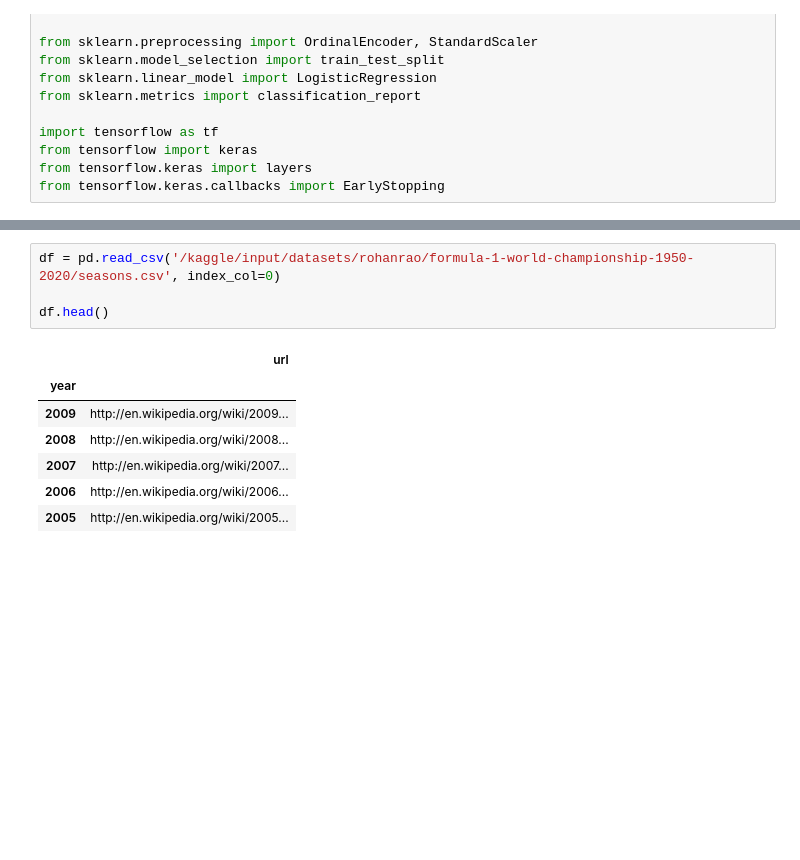
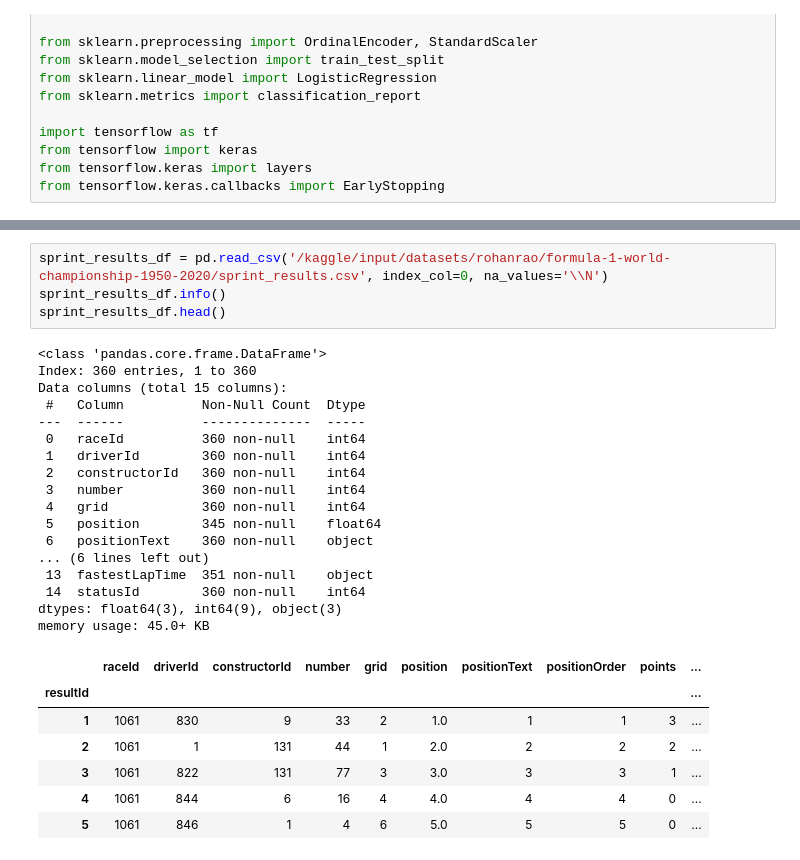
Before and after one commit to youssefyouki/team_12-acl-project-F1-predictoion, a Jupyter notebook: f1-prediction.ipynb, the cells around one changed output, grey strips where cells are left out. Cells and saved outputs as stored; diff of their text form; blank space fills up the shorter version.

```diff
--- a/f1-prediction.ipynb
+++ b/f1-prediction.ipynb
@@ -161,13 +321,30 @@ df.head()
 # %%
-df = pd.read_csv('/kaggle/input/datasets/rohanrao/formula-1-world-championship-1950-2020/seasons.csv', index_col=0)
-
-df.head()
+sprint_results_df = pd.read_csv('/kaggle/input/datasets/rohanrao/formula-1-world-championship-1950-2020/sprint_results.csv', index_col=0, na_values='\\N')
+sprint_results_df.info()
+sprint_results_df.head()
 # %% [output]
+<class 'pandas.core.frame.DataFrame'>
+Index: 360 entries, 1 to 360
+Data columns (total 15 columns):
+ #   Column          Non-Null Count  Dtype
+---  ------          --------------  -----
+ 0   raceId          360 non-null    int64
+ 1   driverId        360 non-null    int64
+ 2   constructorId   360 non-null    int64
+ 3   number          360 non-null    int64
+ 4   grid            360 non-null    int64
+ 5   position        345 non-null    float64
+ 6   positionText    360 non-null    object
+... (6 lines left out)
+ 13  fastestLapTime  351 non-null    object
+ 14  statusId        360 non-null    int64
+dtypes: float64(3), int64(9), object(3)
+memory usage: 45.0+ KB
-|  | url |
-| year |  |
-| 2009 | http://en.wikipedia.org/wiki/2009... |
-| 2008 | http://en.wikipedia.org/wiki/2008... |
-| 2007 | http://en.wikipedia.org/wiki/2007... |
-| 2006 | http://en.wikipedia.org/wiki/2006... |
-| 2005 | http://en.wikipedia.org/wiki/2005... |
+|  | raceId | driverId | constructorId | number | grid | position | positionText | positionOrder | points | ... |
+| resultId |  |  |  |  |  |  |  |  |  | ... |
+| 1 | 1061 | 830 | 9 | 33 | 2 | 1.0 | 1 | 1 | 3 | ... |
+| 2 | 1061 | 1 | 131 | 44 | 1 | 2.0 | 2 | 2 | 2 | ... |
+| 3 | 1061 | 822 | 131 | 77 | 3 | 3.0 | 3 | 3 | 1 | ... |
+| 4 | 1061 | 844 | 6 | 16 | 4 | 4.0 | 4 | 4 | 0 | ... |
+| 5 | 1061 | 846 | 1 | 4 | 6 | 5.0 | 5 | 5 | 0 | ... |
 # %%
```
Also changed, not shown: parts of 15 cells of this notebook.
